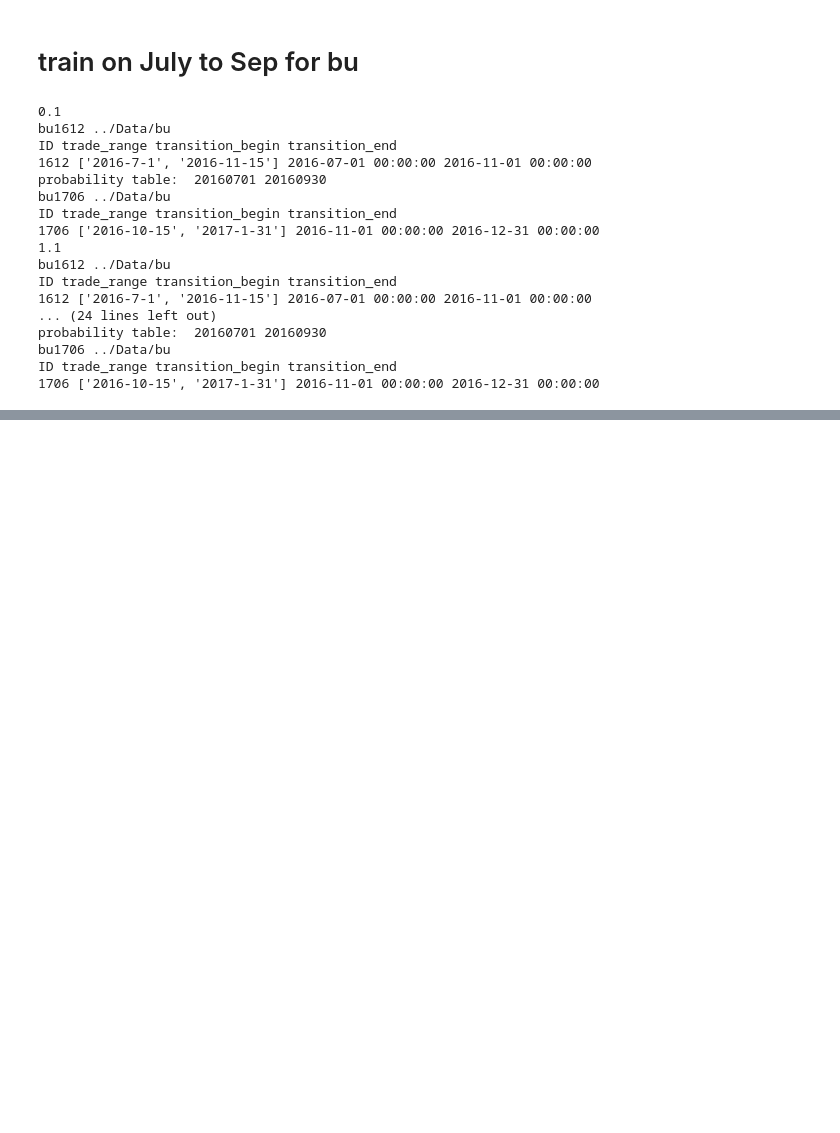
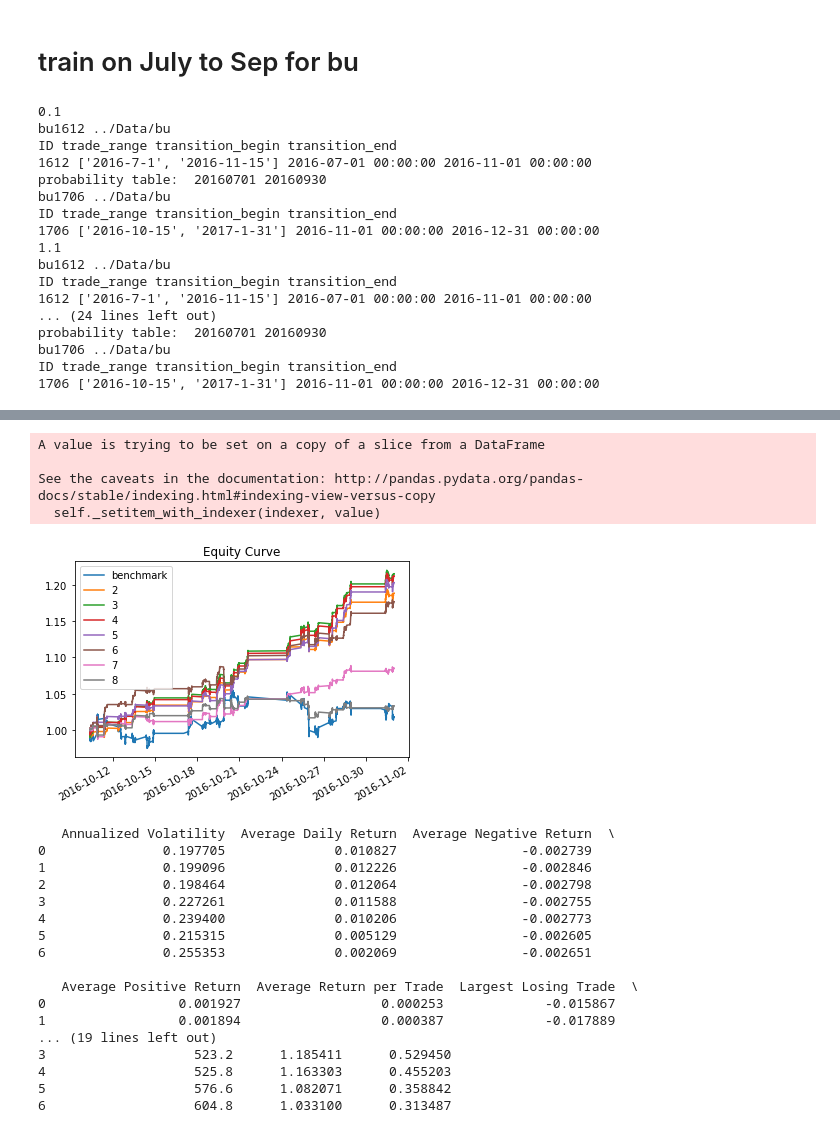
Before and after one commit to dechang227/QishiQR, a Jupyter notebook: MajorContractAnalysis/MajorContract.ipynb, the cells around one changed output, grey strips where cells are left out. Cells and saved outputs as stored; diff of their text form; code cells hidden in the pictures; blank space fills up the shorter version.

Commit message:
add sub data trained model

```diff
--- a/MajorContractAnalysis/MajorContract.ipynb
+++ b/MajorContractAnalysis/MajorContract.ipynb
@@ -511,2 +524,30 @@ print(slm.head())
+# %%
+#max_order=7 is actually max order 8
+lm_validation = LmValidation(slm, start='2016-10-1',end='2016-11-1',symbol='sub_bu_major', data_dir=r'../Output',
+                                 valid_dir=r'../Validation', max_order=7, offsets_average=True, n_offsets=5)
+lm_validation.run()
+# %% [output]
+A value is trying to be set on a copy of a slice from a DataFrame
+
+See the caveats in the documentation: http://pandas.pydata.org/pandas-docs/stable/indexing.html#indexing-view-versus-copy
+  self._setitem_with_indexer(indexer, value)
+[figure, added]
+   Annualized Volatility  Average Daily Return  Average Negative Return  \
+0               0.197705              0.010827                -0.002739
+1               0.199096              0.012226                -0.002846
+2               0.198464              0.012064                -0.002798
+3               0.227261              0.011588                -0.002755
+4               0.239400              0.010206                -0.002773
+5               0.215315              0.005129                -0.002605
+6               0.255353              0.002069                -0.002651
+
+   Average Positive Return  Average Return per Trade  Largest Losing Trade  \
+0                 0.001927                  0.000253             -0.015867
+1                 0.001894                  0.000387             -0.017889
+... (19 lines left out)
+3                   523.2      1.185411      0.529450
+4                   525.8      1.163303      0.455203
+5                   576.6      1.082071      0.358842
+6                   604.8      1.033100      0.313487
 # %%
 #max_order=7 is actually max order 8
```
Also changed, not shown: parts of 2 cells of this notebook.
